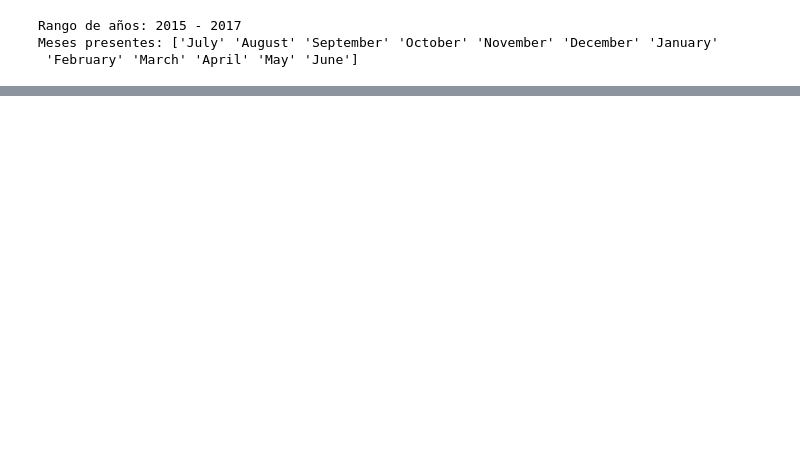
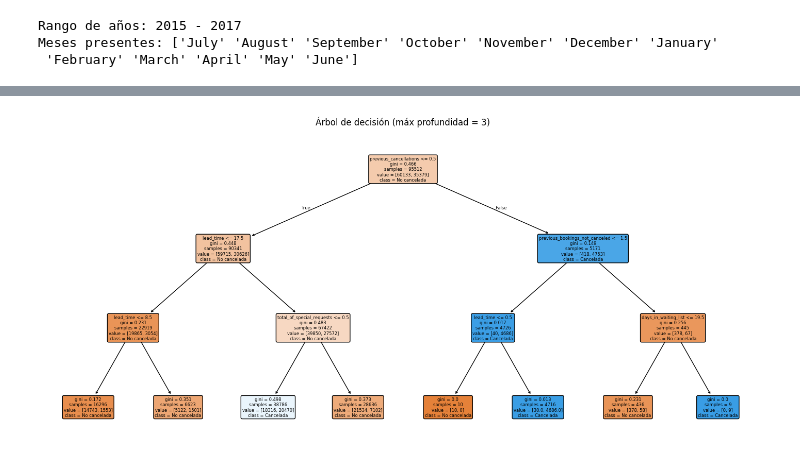
Before and after one commit to FerChaparro27/AA_hotel, a Jupyter notebook: edahotel.ipynb, the cells around one changed output, grey strips where cells are left out. Drawn from its saved outputs; the diff is of its cells as text; code cells hidden in the pictures; blank space fills up the shorter version.

```diff
--- a/edahotel.ipynb
+++ b/edahotel.ipynb
@@ -903,0 +1046,82 @@ NameError: name 'data' is not defined
+# %%
+import pandas as pd
+import numpy as np
+
+from sklearn.model_selection import train_test_split
+from sklearn.tree import DecisionTreeClassifier, plot_tree
+from sklearn.metrics import accuracy_score, confusion_matrix, classification_report
+from sklearn import tree
+import graphviz
+
+# 2) Mismas features que usaste en KNN (todas numéricas)
+features = [
+    "lead_time",
+    "previous_cancellations",
+    "previous_bookings_not_canceled",
+    "booking_changes",
+    "days_in_waiting_list",
+    "adr",
+    "total_of_special_requests",
+    "required_car_parking_spaces",
+    "stays_in_weekend_nights",
+    "stays_in_week_nights"
+]
+target = "is_canceled"
+
+data = df[features + [target]].dropna()
+
+X = data[features]
+y = data[target]
+
+# 3) Split (sin escalado; los árboles NO lo necesitan)
+X_train, X_test, y_train, y_test = train_test_split(
+    X, y, test_size=0.2, random_state=42, stratify=y
+)
+
+# 4) Árbol de decisión (setup inicial razonable)
+dt = DecisionTreeClassifier(
+    criterion="gini",      # o "entropy"
+    max_depth=6,           # controla complejidad
+    min_samples_split=50,  # evita sobreajuste
+    min_samples_leaf=20,   # evita hojas con muy pocos casos
+    random_state=42
+)
+dt.fit(X_train, y_train)
+
+# 5) Métricas
+y_pred = dt.predict(X_test)
+
+print("Accuracy:", accuracy_score(y_test, y_pred))
+print("\nMatriz de confusión:\n", confusion_matrix(y_test, y_pred))
+print("\nReporte de clasificación:\n", classification_report(y_test, y_pred, digits=3))
+
+# Entrenamos el árbol con criterio Gini y profundidad 3 (se puede probar entropy o más profundidad)
+arbol_decision = tree.DecisionTreeClassifier(
+    criterion="gini",
+    max_depth=3,
+    random_state=42
+)
+
+# Entrenar el modelo con tus datos
+arbol = arbol_decision.fit(X_train, y_train)
+
+# Evaluar precisión del modelo
+accuracy = arbol_decision.score(X_test, y_test)
+print(f"Precisión del modelo: {accuracy:.3f}")
+
+# Mostrar árbol en texto
+print("\nÁrbol de decisión (texto):\n")
+print(tree.export_text(arbol, feature_names=features))
+
+# Mostrar árbol en formato gráfico
+plt.figure(figsize=(18,8))
+tree.plot_tree(
+    arbol,
+    feature_names=features,
+    class_names=["No cancelada","Cancelada"],
+    filled=True,
+    rounded=True
+)
+plt.title("Árbol de decisión (máx profundidad = 3)")
+plt.show()
+# %% [output]
@@ -903,0 +1145 @@ NameError: name 'data' is not defined
+[figure, added]
```
Also changed, not shown: parts of 21 cells of this notebook, 1 other file.
